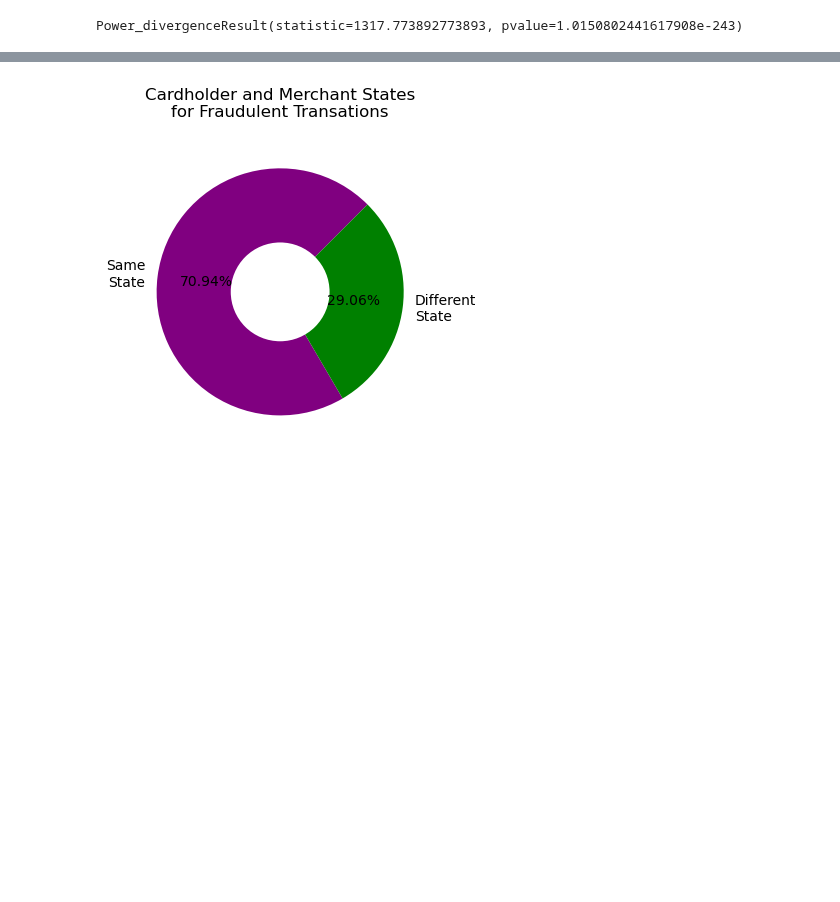
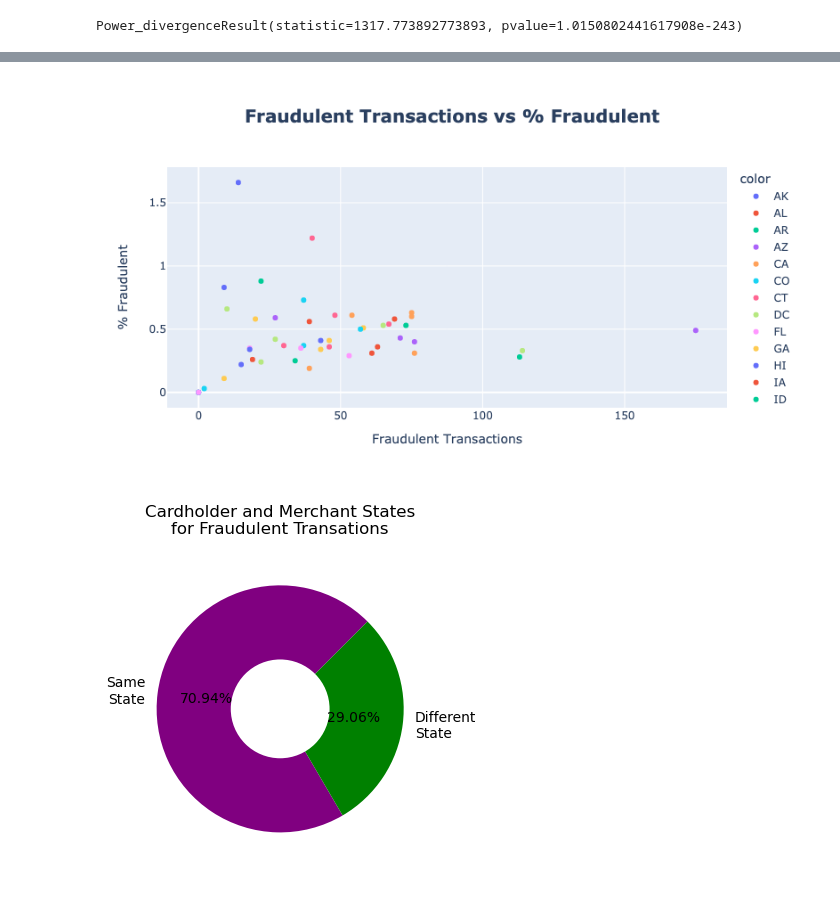
Before and after one commit to Mohammed-a-ali01/Project-1, a Jupyter notebook: locanalysis.ipynb, the cells around one changed output, grey strips where cells are left out. Drawn from its saved outputs; the diff is of its cells as text; code cells hidden in the pictures; blank space fills up the shorter version.

```diff
--- a/locanalysis.ipynb
+++ b/locanalysis.ipynb
@@ -74,3 +122,20 @@ Power_divergenceResult(statistic=1317.773892773893, pvalue=1.0150802441617908e-2
+# %%
+# Create a Scatterplot to show the comparison between the results of both maps
+scatter = px.scatter(x= merge_fraud["fraud_trans"],
+                  y= merge_fraud["percent"],
+                  color= merge_fraud["state"],
+                  labels={"x": "Fraudulent Transactions", "y" : "% Fraudulent"},
+                  title= "<b>Fraudulent Transactions vs % Fraudulent",
+                  width=800,
+                  height=450
+)
+scatter.update_layout(title_font_size=20,
+                  title_x=0.5
+                  )
+scatter.write_image("Images/daniel-4.png")
+display(Image('Images/daniel-4.png'))
+# %% [output]
+[figure, added]
 # %%
 # Iterate through the hotel_df DataFrame
 for index, row in fraud_df.iterrows():
```
Also changed, not shown: parts of 10 cells of this notebook, 8 other files.
